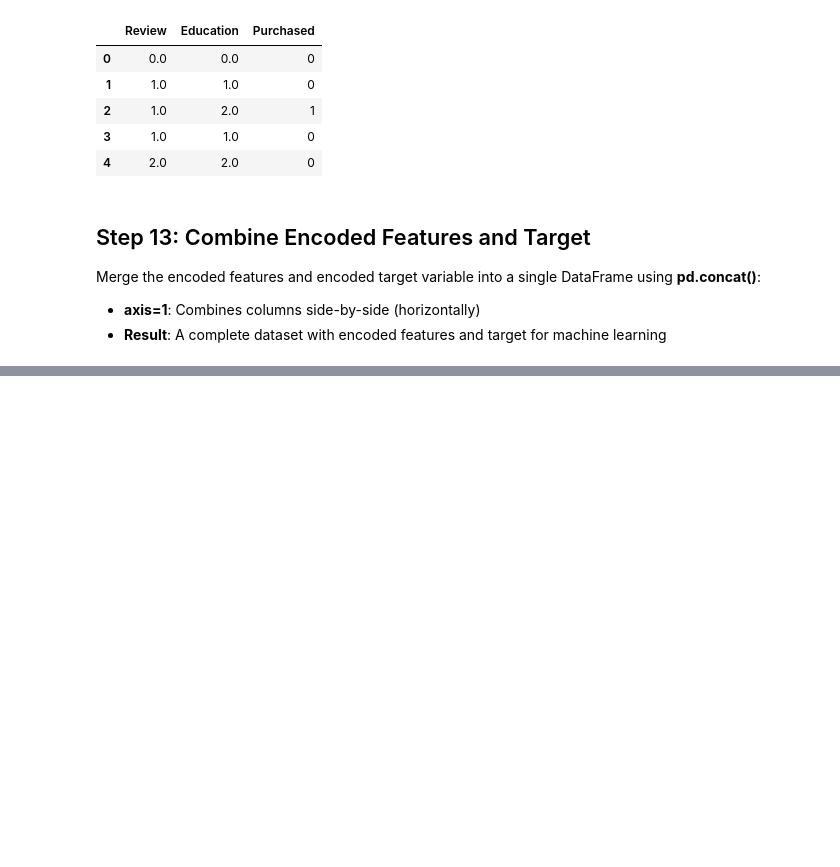
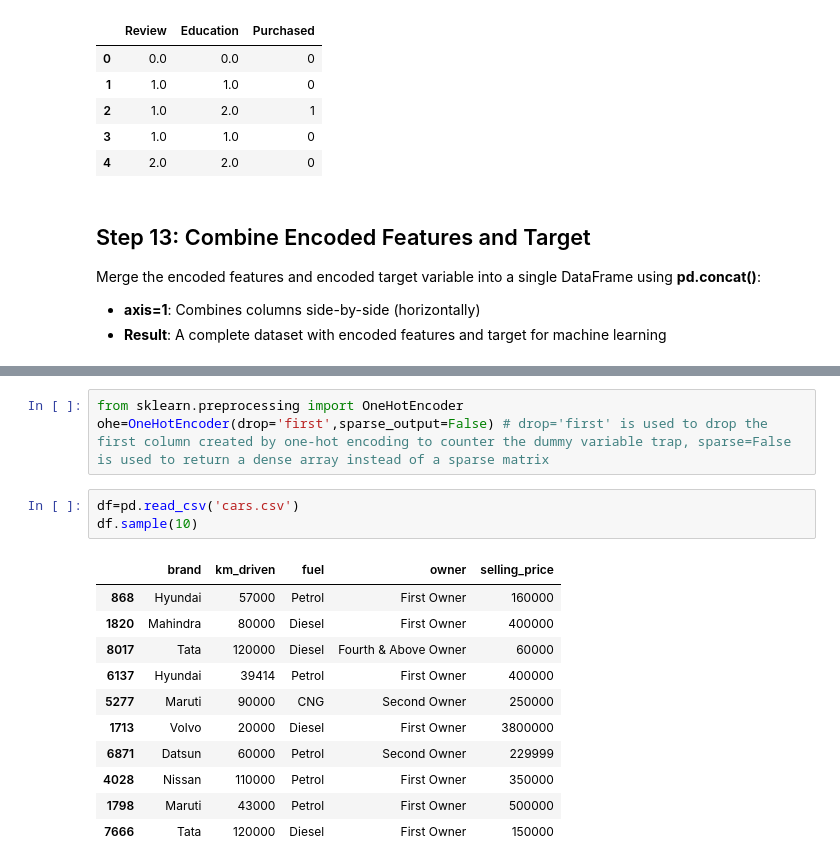
Before and after one commit to Light200312/ML-Concepts, a Jupyter notebook: Feature_Engineering/Encoding.ipynb, the cells around one changed output, grey strips where cells are left out. Saved outputs shown, nothing was run; the diff lists cells and outputs as text; blank space fills up the shorter version.

```diff
--- a/Feature_Engineering/Encoding.ipynb
+++ b/Feature_Engineering/Encoding.ipynb
@@ -202,0 +207,18 @@ Merge the encoded features and encoded target variable into a single DataFrame u
+# %%
+from sklearn.preprocessing import OneHotEncoder
+ohe=OneHotEncoder(drop='first',sparse_output=False) # drop='first' is used to drop the first column created by one-hot encoding to counter the dummy variable trap, sparse=False is used to return a dense array instead of a sparse matrix
+# %%
+df=pd.read_csv('cars.csv')
+df.sample(10)
+# %% [output]
+|  | brand | km_driven | fuel | owner | selling_price |
+| 868 | Hyundai | 57000 | Petrol | First Owner | 160000 |
+| 1820 | Mahindra | 80000 | Diesel | First Owner | 400000 |
+| 8017 | Tata | 120000 | Diesel | Fourth & Above Owner | 60000 |
+| 6137 | Hyundai | 39414 | Petrol | First Owner | 400000 |
+| 5277 | Maruti | 90000 | CNG | Second Owner | 250000 |
+| 1713 | Volvo | 20000 | Diesel | First Owner | 3800000 |
+| 6871 | Datsun | 60000 | Petrol | Second Owner | 229999 |
+| 4028 | Nissan | 110000 | Petrol | First Owner | 350000 |
+| 1798 | Maruti | 43000 | Petrol | First Owner | 500000 |
+| 7666 | Tata | 120000 | Diesel | First Owner | 150000 |
```
Also changed, not shown: parts of 19 cells of this notebook, 2 other files.
